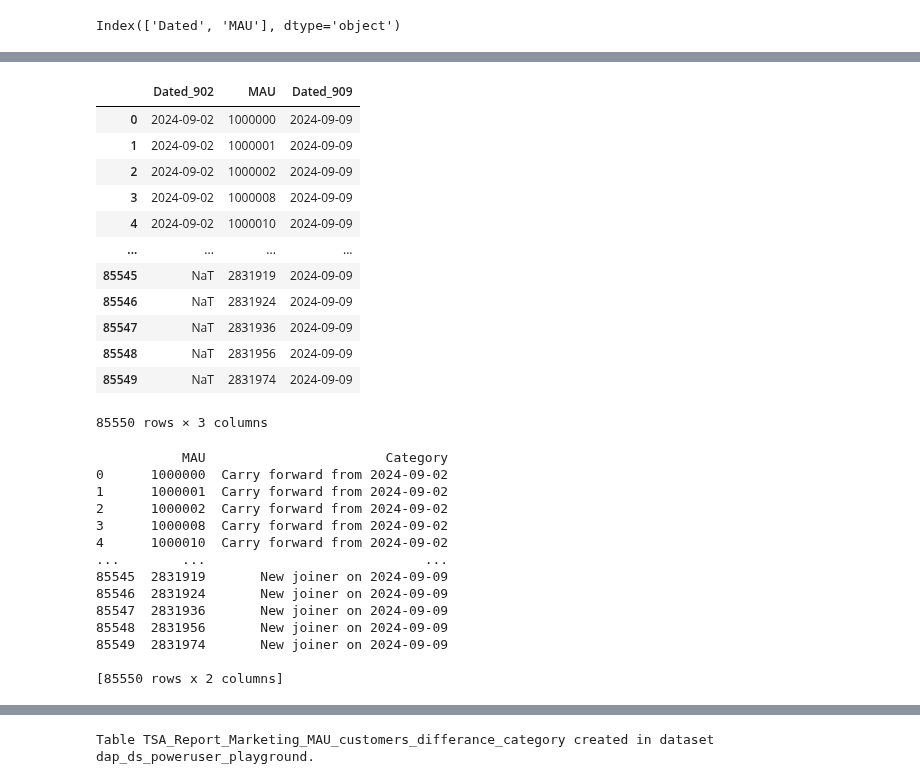
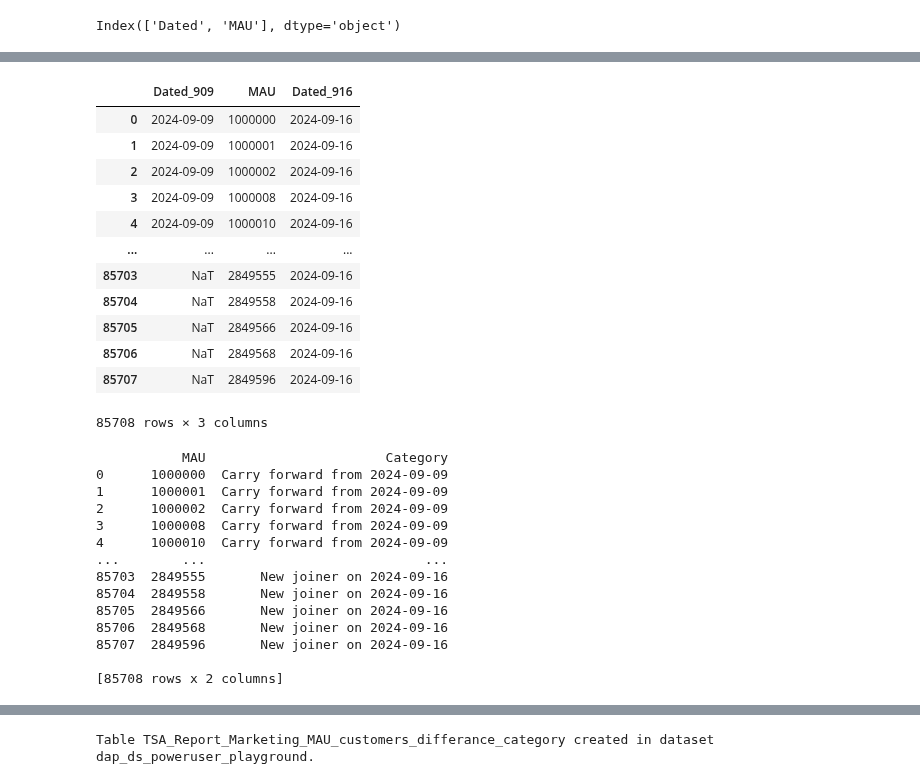
Before and after one commit to dchakroborti-tonik/MAU_MMAU_REPORT, a Jupyter notebook: TSA_REPORT_TEMPLATE_v2.ipynb, the cells around one changed output, grey strips where cells are left out. Saved outputs shown, nothing was run; the diff lists cells and outputs as text; code cells hidden in the pictures.

Commit message:
Updated for week starting 16-09-2024

```diff
--- a/TSA_REPORT_TEMPLATE_v2.ipynb
+++ b/TSA_REPORT_TEMPLATE_v2.ipynb
@@ -35,8 +35,8 @@ def get_week_start_dates(start_date, end_date):
         current_date += relativedelta(weeks=1)
     return week_start_dates
 
-start_date = datetime.date(2024, 9, 9)
-end_date = datetime.date(2024, 9, 15)
+start_date = datetime.date(2024, 9, 16)
+end_date = datetime.date(2024, 9, 22)
 
 week_start_dates = get_week_start_dates(start_date, end_date)
 print(week_start_dates)
@@ -742,5 +743,5 @@ Dated
 Name: count, dtype: int64
 # %%
 # Separate data into two dataframes based on date
-df_902 = df[df['Dated'] == '2024-09-02'].reset_index(drop=True)
 df_909 = df[df['Dated'] == '2024-09-09'].reset_index(drop=True)
+df_916 = df[df['Dated'] == '2024-09-16'].reset_index(drop=True)
@@ -765,30 +766,30 @@ df_909.head()
 # %%
 # Merge to find customers present on both dates
-merged = pd.merge(df_902, df_909, on='MAU', suffixes=('_902', '_909'), how='outer')
+merged = pd.merge(df_909, df_916, on='MAU', suffixes=('_909', '_916'), how='outer')
 merged
 # %% [output]
-|  | Dated_902 | MAU | Dated_909 |
-| 0 | 2024-09-02 | 1000000 | 2024-09-09 |
-| 1 | 2024-09-02 | 1000001 | 2024-09-09 |
-| 2 | 2024-09-02 | 1000002 | 2024-09-09 |
-| 3 | 2024-09-02 | 1000008 | 2024-09-09 |
-| 4 | 2024-09-02 | 1000010 | 2024-09-09 |
+|  | Dated_909 | MAU | Dated_916 |
+| 0 | 2024-09-09 | 1000000 | 2024-09-16 |
+| 1 | 2024-09-09 | 1000001 | 2024-09-16 |
+| 2 | 2024-09-09 | 1000002 | 2024-09-16 |
+| 3 | 2024-09-09 | 1000008 | 2024-09-16 |
+| 4 | 2024-09-09 | 1000010 | 2024-09-16 |
 | ... | ... | ... | ... |
-| 85545 | NaT | 2831919 | 2024-09-09 |
-| 85546 | NaT | 2831924 | 2024-09-09 |
-| 85547 | NaT | 2831936 | 2024-09-09 |
-| 85548 | NaT | 2831956 | 2024-09-09 |
-| 85549 | NaT | 2831974 | 2024-09-09 |
+| 85703 | NaT | 2849555 | 2024-09-16 |
+| 85704 | NaT | 2849558 | 2024-09-16 |
+| 85705 | NaT | 2849566 | 2024-09-16 |
+| 85706 | NaT | 2849568 | 2024-09-16 |
+| 85707 | NaT | 2849596 | 2024-09-16 |
-85550 rows × 3 columns
+85708 rows × 3 columns
 # %%
 # Function to categorize customer presence
 def categorize_presence(row):
-    if pd.isna(row['Dated_909']):
-        return 'Not available on 2024-09-09'
-    elif pd.isna(row['Dated_902']):
-        return 'New joiner on 2024-09-09'
+    if pd.isna(row['Dated_916']):
+        return 'Not available on 2024-09-16'
+    elif pd.isna(row['Dated_909']):
+        return 'New joiner on 2024-09-16'
     else:
-        return 'Carry forward from 2024-09-02'
+        return 'Carry forward from 2024-09-09'
 
 # Apply function to create category column
 merged['Category'] = merged.apply(categorize_presence, axis=1)
@@ -797,19 +798,19 @@ merged['Category'] = merged.apply(categorize_presence, axis=1)
 print(merged[['MAU', 'Category']])
 # %% [output]
            MAU                       Category
-0      1000000  Carry forward from 2024-09-02
-1      1000001  Carry forward from 2024-09-02
-2      1000002  Carry forward from 2024-09-02
-3      1000008  Carry forward from 2024-09-02
-4      1000010  Carry forward from 2024-09-02
+0      1000000  Carry forward from 2024-09-09
+1      1000001  Carry forward from 2024-09-09
+2      1000002  Carry forward from 2024-09-09
+3      1000008  Carry forward from 2024-09-09
+4      1000010  Carry forward from 2024-09-09
 ...        ...                            ...
-85545  2831919       New joiner on 2024-09-09
-85546  2831924       New joiner on 2024-09-09
-85547  2831936       New joiner on 2024-09-09
-85548  2831956       New joiner on 2024-09-09
-85549  2831974       New joiner on 2024-09-09
+85703  2849555       New joiner on 2024-09-16
+85704  2849558       New joiner on 2024-09-16
+85705  2849566       New joiner on 2024-09-16
+85706  2849568       New joiner on 2024-09-16
+85707  2849596       New joiner on 2024-09-16
 
-[85550 rows x 2 columns]
+[85708 rows x 2 columns]
 # %%
 merged['Category'].value_counts()
 # %% [output]
```
Also changed, not shown: parts of 33 cells of this notebook.
